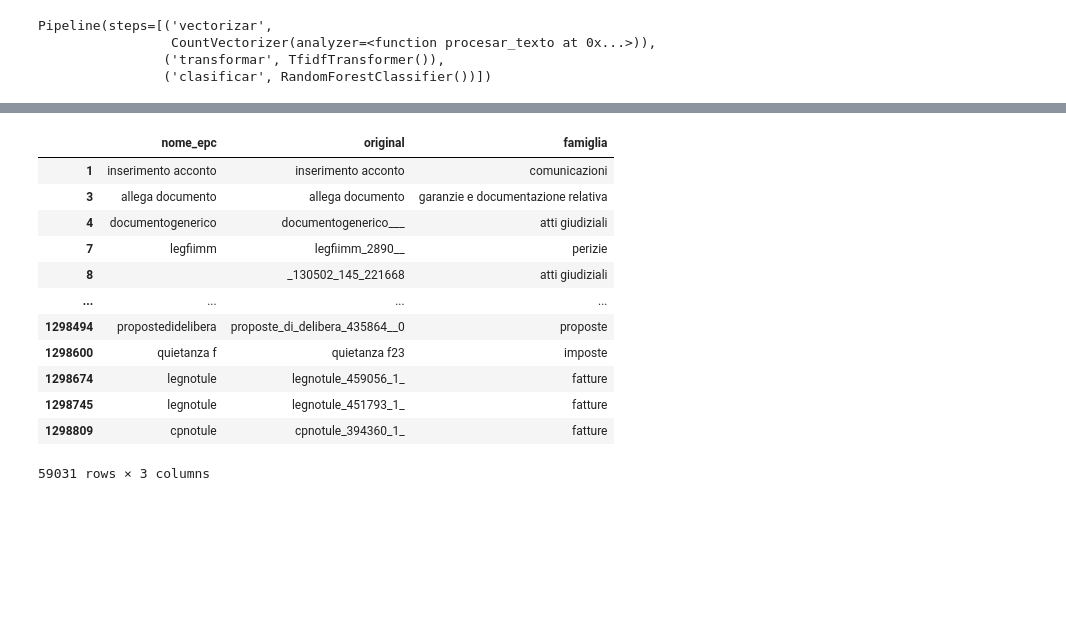
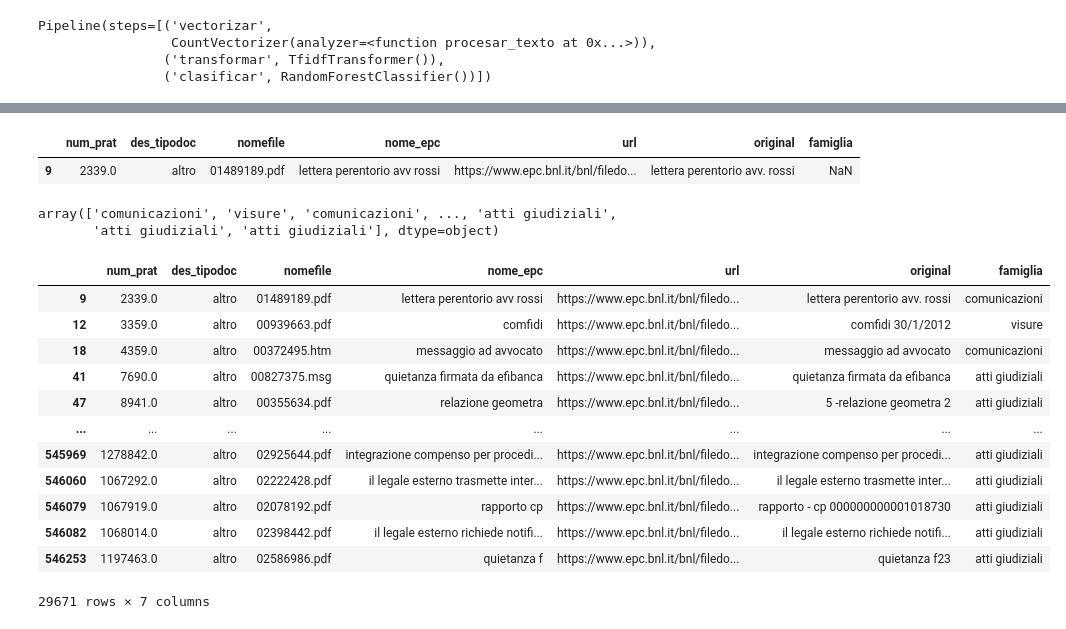
Before and after one commit to sdelliq/NLP, a Jupyter notebook: nlp.ipynb, the cells around one changed output, grey strips where cells are left out. Saved outputs shown, nothing was run; the diff lists cells and outputs as text; code cells hidden in the pictures; blank space fills up the shorter version.

```diff
--- a/nlp.ipynb
+++ b/nlp.ipynb
@@ -33,0 +182,3 @@ df_clean = filtered_df.drop_duplicates()
+# %%
+df_clean = noti[['famiglia', 'nome_epc', 'original']].drop_duplicates()
+df_clean
@@ -49,9 +213,6 @@ def procesar_texto(cadena):
     return cadena_limpia
 
 transformador = CountVectorizer(analyzer=procesar_texto).fit(df_clean['nome_epc'])
-# %%
-final_dataframe= df_clean[df_clean["famiglia"] == 'altro'] # To use once the model is working
-df_clean = df_clean[df_clean["famiglia"] != 'altro']
 # %%
 x_train, x_test, y_train, y_test = train_test_split(df_clean["nome_epc"], df_clean["famiglia"],test_size=0.3)
 
@@ -94,3 +255,10 @@ passaggi di status e relativa documentazione       0.60      0.96      0.74
                                 weighted avg       0.97      0.97      0.97     97260
+# %%
+final_dataframe = da_fare
+# %%
+final_dataframe.head(1)
+# %% [output]
+|  | num_prat | des_tipodoc | nomefile | nome_epc | url | original | famiglia |
+| 9 | 2339.0 | altro | 01489189.pdf | lettera perentorio avv rossi | https://www.epc.bnl.it/bnl/filedo... | lettera perentorio avv. rossi | NaN |
 # %%
 predictions = pipeline.predict(final_dataframe['nome_epc'])
@@ -97,20 +266,23 @@ predictions = pipeline.predict(final_dataframe['nome_epc'])
-# %%
-final_dataframe['prev'] = predictions
+# %%
+predictions
+# %% [output]
+array(['comunicazioni', 'visure', 'comunicazioni', ..., 'atti giudiziali',
+       'atti giudiziali', 'atti giudiziali'], dtype=object)
 # %%
 final_dataframe = final_dataframe.drop(columns=['famiglia'])
-final_dataframe.rename(columns={'prev': 'famiglia'}, inplace=True)
+final_dataframe['famiglia'] = predictions
 final_dataframe
 # %% [output]
-|  | nome_epc | original | famiglia |
-| 1 | inserimento acconto | inserimento acconto | comunicazioni |
-| 3 | allega documento | allega documento | garanzie e documentazione relativa |
-| 4 | documentogenerico | documentogenerico___ | atti giudiziali |
-| 7 | legfiimm | legfiimm_2890__ | perizie |
-| 8 |  | _130502_145_221668 | atti giudiziali |
-| ... | ... | ... | ... |
-| 1298494 | propostedidelibera | proposte_di_delibera_435864__0 | proposte |
-| 1298600 | quietanza f | quietanza f23 | imposte |
-| 1298674 | legnotule | legnotule_459056_1_ | fatture |
-| 1298745 | legnotule | legnotule_451793_1_ | fatture |
-| 1298809 | cpnotule | cpnotule_394360_1_ | fatture |
+|  | num_prat | des_tipodoc | nomefile | nome_epc | url | original | famiglia |
+| 9 | 2339.0 | altro | 01489189.pdf | lettera perentorio avv rossi | https://www.epc.bnl.it/bnl/filedo... | lettera perentorio avv. rossi | comunicazioni |
+| 12 | 3359.0 | altro | 00939663.pdf | comfidi | https://www.epc.bnl.it/bnl/filedo... | comfidi 30/1/2012 | visure |
+| 18 | 4359.0 | altro | 00372495.htm | messaggio ad avvocato | https://www.epc.bnl.it/bnl/filedo... | messaggio ad avvocato | comunicazioni |
+| 41 | 7690.0 | altro | 00827375.msg | quietanza firmata da efibanca | https://www.epc.bnl.it/bnl/filedo... | quietanza firmata da efibanca | atti giudiziali |
+| 47 | 8941.0 | altro | 00355634.pdf | relazione geometra | https://www.epc.bnl.it/bnl/filedo... | 5 -relazione geometra 2 | atti giudiziali |
+| ... | ... | ... | ... | ... | ... | ... | ... |
+| 545969 | 1278842.0 | altro | 02925644.pdf | integrazione compenso per procedi... | https://www.epc.bnl.it/bnl/filedo... | integrazione compenso per procedi... | atti giudiziali |
+| 546060 | 1067292.0 | altro | 02222428.pdf | il legale esterno trasmette inter... | https://www.epc.bnl.it/bnl/filedo... | il legale esterno trasmette inter... | atti giudiziali |
+| 546079 | 1067919.0 | altro | 02078192.pdf | rapporto cp | https://www.epc.bnl.it/bnl/filedo... | rapporto - cp 000000000001018730 | atti giudiziali |
+| 546082 | 1068014.0 | altro | 02398442.pdf | il legale esterno richiede notifi... | https://www.epc.bnl.it/bnl/filedo... | il legale esterno richiede notifi... | atti giudiziali |
+| 546253 | 1197463.0 | altro | 02586986.pdf | quietanza f | https://www.epc.bnl.it/bnl/filedo... | quietanza f23 | atti giudiziali |
-59031 rows × 3 columns
+29671 rows × 7 columns
```
Also changed, not shown: parts of 28 cells of this notebook.
